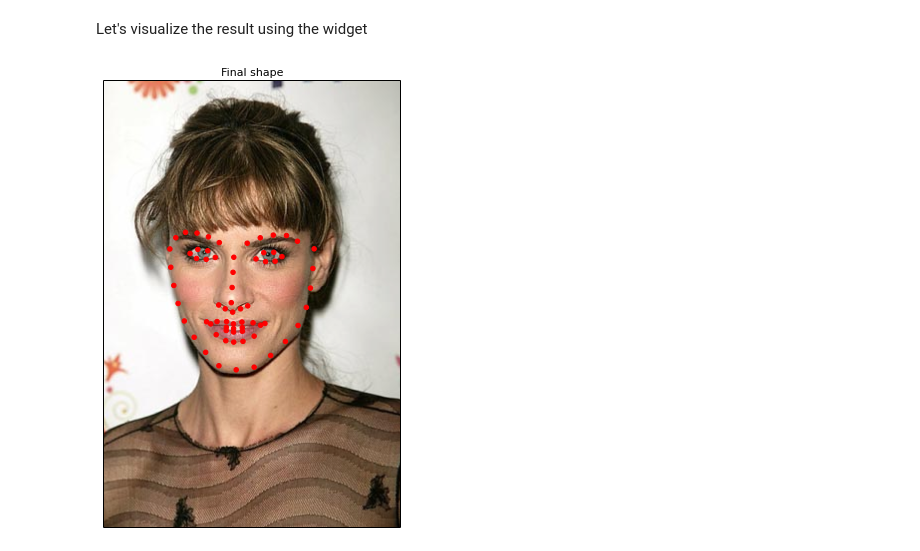
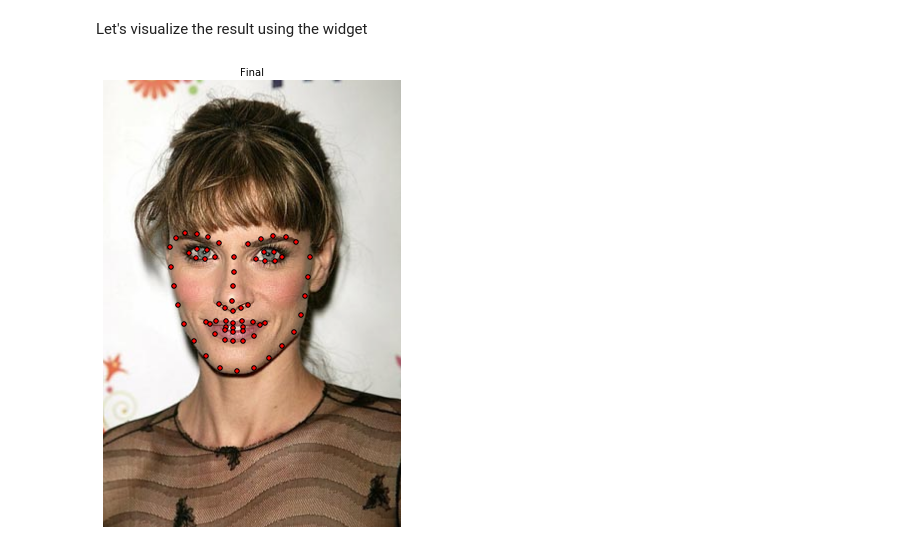
Before and after one commit to menpo/menpofit-notebooks, a Jupyter notebook: notebooks/DeformableModels/ActiveTemplateModel/ATM Basics.ipynb, the cells around one changed output. Saved outputs shown, nothing was run; the diff lists cells and outputs as text; code cells hidden in the pictures.

```diff
--- a/notebooks/DeformableModels/ActiveTemplateModel/ATM Basics.ipynb
+++ b/notebooks/DeformableModels/ActiveTemplateModel/ATM Basics.ipynb
@@ -86,6 +90,6 @@ One of the most popular and well known family of algorithms for fitting ATMs is
 from menpofit.atm import LucasKanadeATMFitter
 
 # define Lucas-Kanade based ATM fitter
-fitter = LucasKanadeATMFitter(atm, n_shape=[3, 6, 12])
+fitter = LucasKanadeATMFitter(atm, n_shape=[6, 12])
 # %% [markdown]
 The previous cell has created a `LucasKanadeATMFitter` that will fit images using 3, 6 and 12 shape compenents per level.
@@ -140,6 +118,8 @@ Fitting Result
 # %% [markdown]
 Let's visualize the result using the widget
-# %%
-fitting_result.view_widget()
-# %% [output]
-[figure, removed]
+# %%
+from menpowidgets import visualize_fitting_result
+
+visualize_fitting_result(fitting_result)
+# %% [output]
+[figure, added]
```
Also changed, not shown: parts of 13 cells of this notebook, 9 other files.
